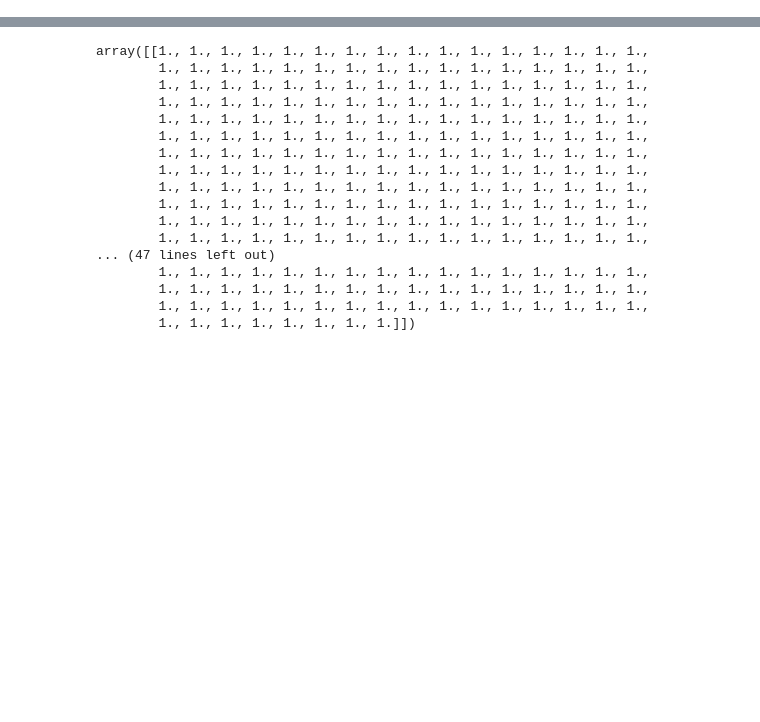
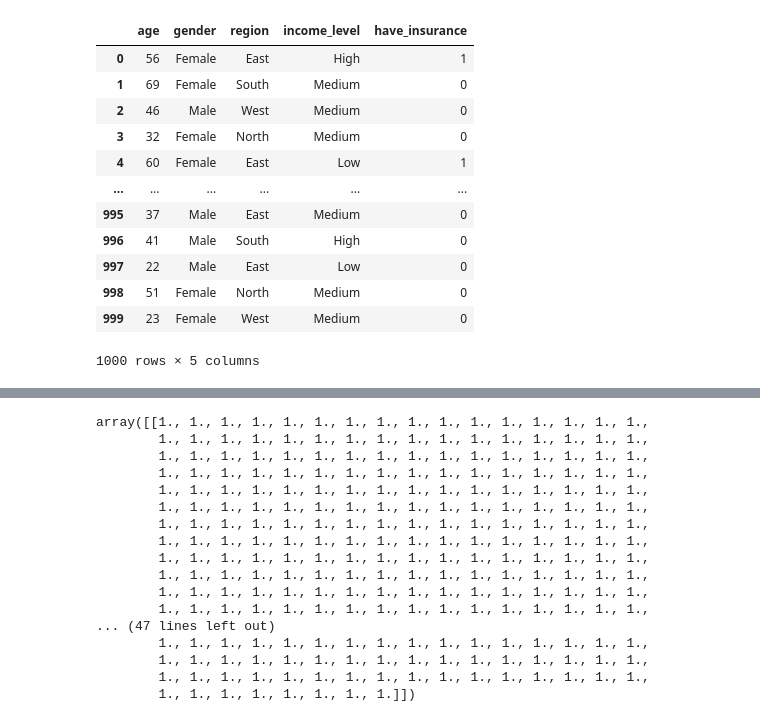
Before and after one commit to mlclubuu/ml-course-workspace, a Jupyter notebook: encoder/encoder.ipynb, the cells around one changed output, grey strips where cells are left out. Drawn from its saved outputs; the diff is of its cells as text; code cells hidden in the pictures; blank space fills up the shorter version.

```diff
--- a/encoder/encoder.ipynb
+++ b/encoder/encoder.ipynb
@@ -2,3 +2,18 @@
 import pandas as pd
 # %%
 df = pd.read_csv('insurance_encoder.csv')
+df
+# %% [output]
+|  | age | gender | region | income_level | have_insurance |
+| 0 | 56 | Female | East | High | 1 |
+| 1 | 69 | Female | South | Medium | 0 |
+| 2 | 46 | Male | West | Medium | 0 |
+| 3 | 32 | Female | North | Medium | 0 |
+| 4 | 60 | Female | East | Low | 1 |
+| ... | ... | ... | ... | ... | ... |
+| 995 | 37 | Male | East | Medium | 0 |
+| 996 | 41 | Male | South | High | 0 |
+| 997 | 22 | Male | East | Low | 0 |
+| 998 | 51 | Female | North | Medium | 0 |
+| 999 | 23 | Female | West | Medium | 0 |
+1000 rows × 5 columns
```
Also changed, not shown: parts of 9 cells of this notebook, 2 other files.
